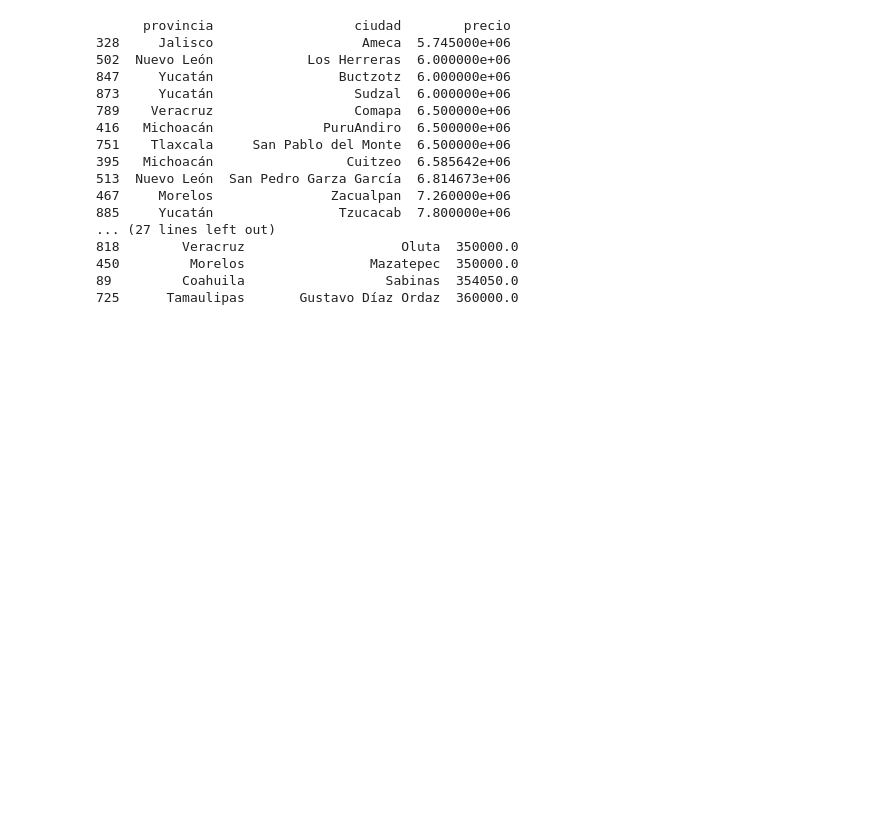
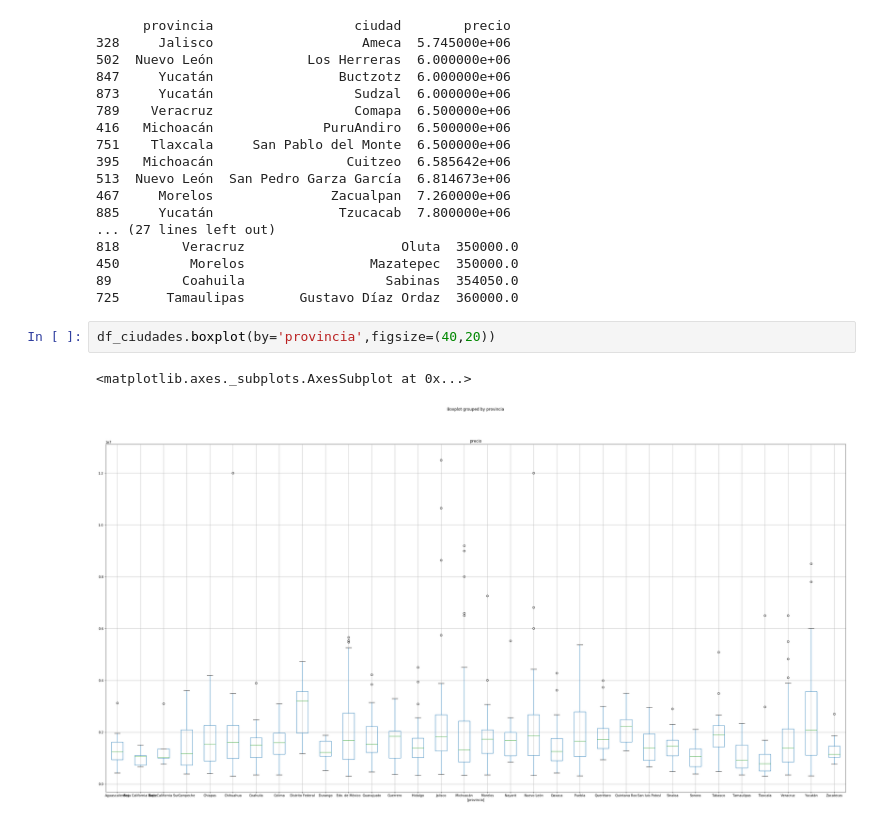
Before and after one commit to lautarofritz/TP1-Orga-de-Datos, a Jupyter notebook: TP1 Orga de Datos.ipynb, the cells around one changed output. Cells and saved outputs as stored; diff of their text form; blank space fills up the shorter version.

Commit message:
se agrega boxplot indicando dispersion de provincias mas baratas y mas caras

```diff
--- a/TP1 Orga de Datos.ipynb
+++ b/TP1 Orga de Datos.ipynb
@@ -462,3 +466,8 @@ print(ciudades_mas_baratas)
 450         Morelos                Mazatepec  350000.0
 89         Coahuila                  Sabinas  354050.0
 725      Tamaulipas       Gustavo Díaz Ordaz  360000.0
+# %%
+df_ciudades.boxplot(by='provincia',figsize=(40,20))
+# %% [output]
+<matplotlib.axes._subplots.AxesSubplot at 0x...>
+[figure, added]
```
Also changed, not shown: parts of 4 cells of this notebook.
